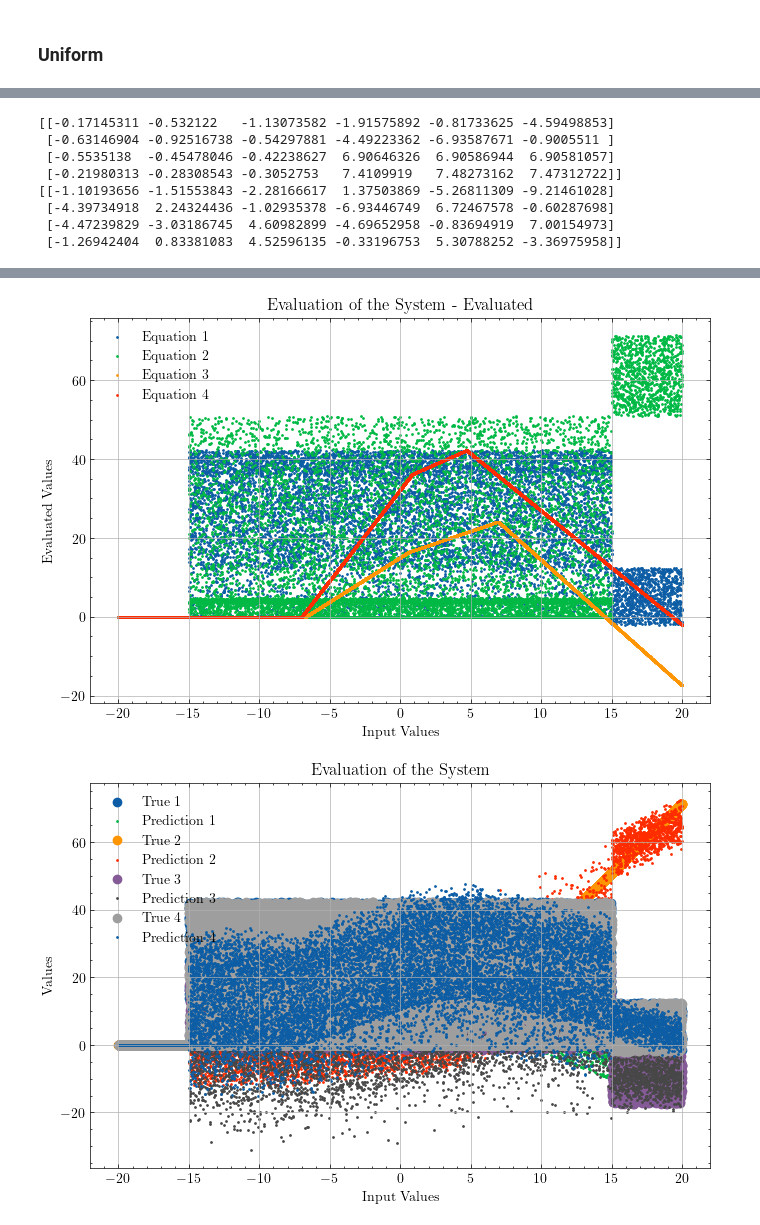
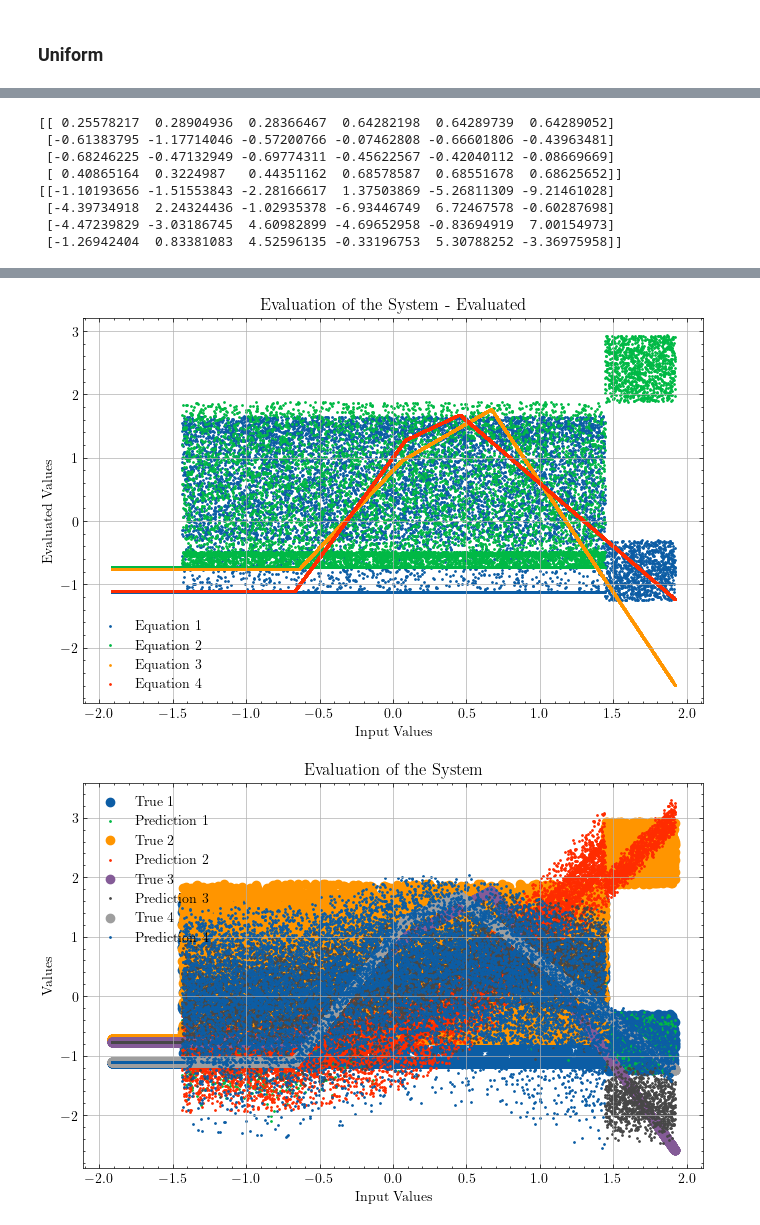
Before and after one commit to matttulio/metis, a Jupyter notebook: Test-Model-Small.ipynb, the cells around one changed output, grey strips where cells are left out. Drawn from its saved outputs; the diff is of its cells as text; code cells hidden in the pictures.

Commit message:
Added standardization of training data

```diff
--- a/Test-Model-Small.ipynb
+++ b/Test-Model-Small.ipynb
@@ -192,8 +192,19 @@ stacked_test = jnp.vstack((inbound_test, outofbound_test))
 # Concatenate train and test values
 values = jnp.vstack((train_values, stacked_test))
 
+# Standardize values
+values_mean = jnp.mean(values, axis=0)
+values_std = jnp.std(values, axis=0)
+
+
 # Evaluate
 evaluated_values = vmap(my_eval)(values)
+values = (values - values_mean) / values_std
+
+# Standardize evaluated_values
+evaluated_values_mean = jnp.mean(evaluated_values, axis=0)
+evaluated_values_std = jnp.std(evaluated_values, axis=0)
+evaluated_values = (evaluated_values - evaluated_values_mean) / evaluated_values_std
 # %%
 print(train_values.shape, inbound_test.shape, outofbound_test.shape)
 # %% [output]
@@ -277,7 +284,7 @@ def train_epoch(carry, epoch):
         print_condition,
         # True branch: print metrics
         lambda: jax.debug.print(
-            "Epoch: {epoch}, Train Loss: {train_loss:.4f}, Inbound-Test Loss: {inbound_test_loss:.4f}, Outofbound-Test Loss: {outofbound_test_loss:.4f} ",
+            "Epoch: {epoch}, Train Loss: {train_loss:.4e}, Inbound-Test Loss: {inbound_test_loss:.4e}, Outofbound-Test Loss: {outofbound_test_loss:.4e} ",
             epoch=epoch,
             train_loss=jnp.mean(train_losses),
             inbound_test_loss=jnp.mean(inbound_test_losses),
@@ -490,8 +498,19 @@ stacked_test = jnp.vstack((inbound_test, outofbound_test))
 # Concatenate training and test values
 values = jnp.vstack((train_values, stacked_test))
 
-# Evaluate function on all values
+# Standardize values
+values_mean = jnp.mean(values, axis=0)
+values_std = jnp.std(values, axis=0)
+
+
+# Evaluate
 evaluated_values = vmap(my_eval)(values)
+values = (values - values_mean) / values_std
+
+# Standardize evaluated_values
+evaluated_values_mean = jnp.mean(evaluated_values, axis=0)
+evaluated_values_std = jnp.std(evaluated_values, axis=0)
+evaluated_values = (evaluated_values - evaluated_values_mean) / evaluated_values_std
 # %%
 plt.figure(figsize=(10, 6))
 for i in range(config['n_eqs']):
@@ -617,10 +636,10 @@ plt.show()
 print(vectors)
 print(vec_nls)
 # %% [output]
-[[-0.17145311 -0.532122   -1.13073582 -1.91575892 -0.81733625 -4.59498853]
- [-0.63146904 -0.92516738 -0.54297881 -4.49223362 -6.93587671 -0.9005511 ]
- [-0.5535138  -0.45478046 -0.42238627  6.90646326  6.90586944  6.90581057]
- [-0.21980313 -0.28308543 -0.3052753   7.4109919   7.48273162  7.47312722]]
+[[ 0.25578217  0.28904936  0.28366467  0.64282198  0.64289739  0.64289052]
+ [-0.61383795 -1.17714046 -0.57200766 -0.07462808 -0.66601806 -0.43963481]
+ [-0.68246225 -0.47132949 -0.69774311 -0.45622567 -0.42040112 -0.08669669]
+ [ 0.40865164  0.3224987   0.44351162  0.68578587  0.68551678  0.68625652]]
 [[-1.10193656 -1.51553843 -2.28166617  1.37503869 -5.26811309 -9.21461028]
  [-4.39734918  2.24324436 -1.02935378 -6.93446749  6.72467578 -0.60287698]
  [-4.47239829 -3.03186745  4.60982899 -4.69652958 -0.83694919  7.00154973]
@@ -630,7 +649,7 @@ predicted_values = state.apply_fn(state.params, expanded_values)
 
 plt.figure(figsize=(8, 5))
 for i in range(config['n_eqs']):
-    plt.scatter(values[:, i], predicted_values[:, i], label=f'Equation {i+1}', s=1)
+    plt.scatter(values[:, 0], predicted_values[:, i], label=f'Equation {i+1}', s=1)
 plt.xlabel('Input Values')
 plt.ylabel('Predicted Values')
 plt.title('Evaluation of the System - Predicted')
@@ -652,8 +671,8 @@ plt.show()
 
 plt.figure(figsize=(8, 5))
 for i in range(config['n_eqs']):
-    plt.scatter(values[:, i], evaluated_values[:, i], label=f'True {i+1}')
-    plt.scatter(values[:, i], predicted_values[:, i], label=f'Prediction {i+1}', s=1)
+    plt.scatter(values[:, 0], evaluated_values[:, i], label=f'True {i+1}')
+    plt.scatter(values[:, 0], predicted_values[:, i], label=f'Prediction {i+1}', s=1)
 plt.xlabel('Input Values')
 plt.ylabel('Values')
 plt.title('Evaluation of the System')
@@ -664,7 +683,7 @@ plt.show()
 
 plt.figure(figsize=(8, 5))
 for i in range(config['n_eqs']):
-    plt.scatter(values[:, i], jnp.log(jnp.abs(evaluated_values[:, i] - predicted_values[:, i])), label=f'Error {i+1}', s=1)
+    plt.scatter(values[:, 0], jnp.log(jnp.abs(evaluated_values[:, i] - predicted_values[:, i])), label=f'Error {i+1}', s=1)
 plt.xlabel('Input Values')
 plt.ylabel('Log Difference')
 plt.title('Log Difference between Evaluated and Predicted Values')
@@ -680,2 +699,2 @@ plt.close()
-[figure, old version]
+[figure, new version]
-[figure, old version]
+[figure, new version]
```
Also changed, not shown: parts of 18 cells of this notebook, 1 other file.
